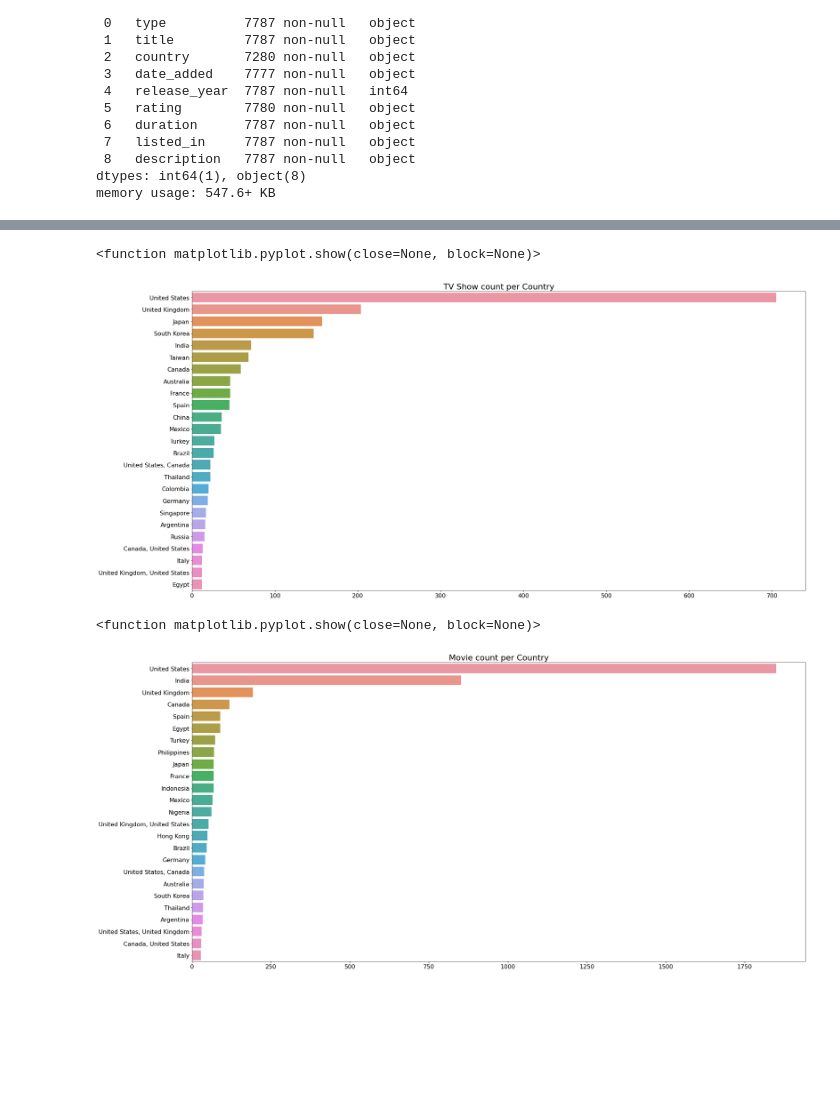
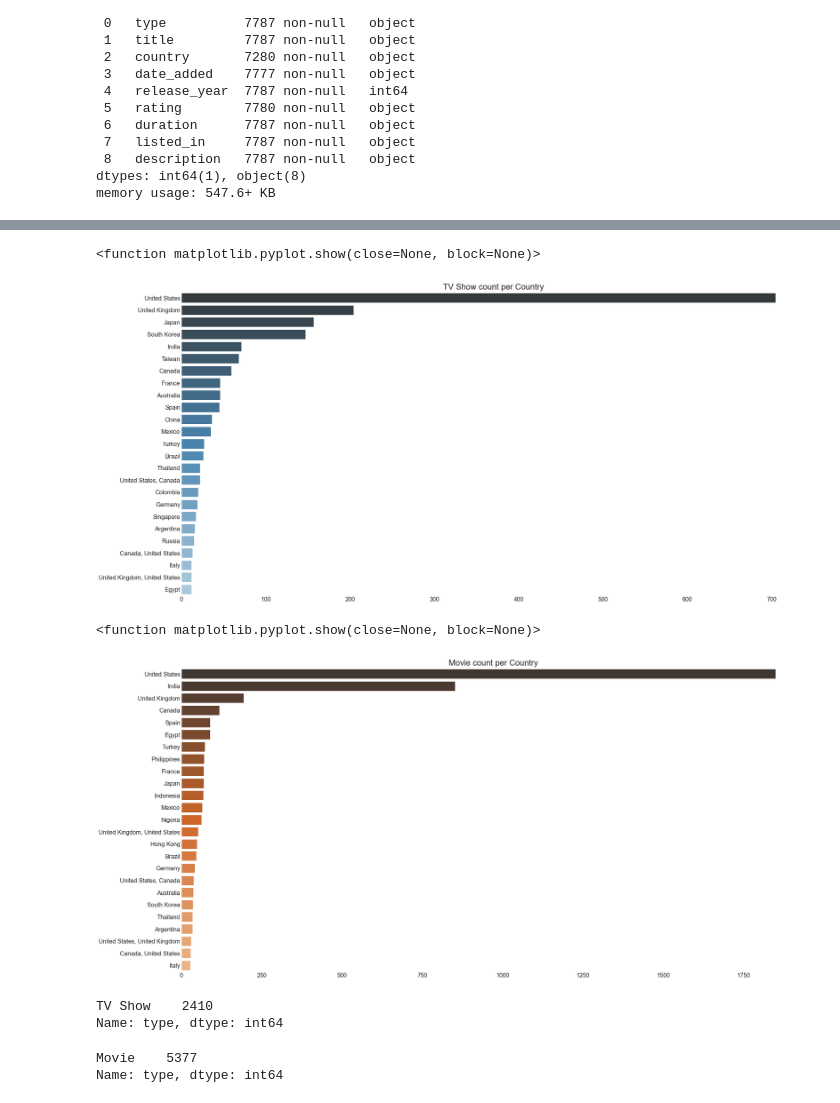
Before and after one commit to avgcam/netflix-eda, a Jupyter notebook: netflix_eda.ipynb, the cells around one changed output, grey strips where cells are left out. Cells and saved outputs as stored; diff of their text form; code cells hidden in the pictures; blank space fills up the shorter version.

```diff
--- a/netflix_eda.ipynb
+++ b/netflix_eda.ipynb
@@ -101,11 +87,12 @@ tv_country = tv_shows['country'].value_counts()[tv_shows['country'].value_counts
 # %%
 plt.figure(figsize = (30,15))
 plt.title('TV Show count per Country', fontsize=22)
 plt.tick_params(labelsize = 16)
-sb.barplot(y = tv_country.index, x = tv_country.values)
+sb.barplot(y = tv_country.index, x = tv_country.values, palette="Blues_d")
+sb.set_style('white')
 plt.show
 # %% [output]
 <function matplotlib.pyplot.show(close=None, block=None)>
-[figure, old version]
+[figure, new version]
 # %%
 movie_country = movies['country'].value_counts()[movies['country'].value_counts(normalize=True)>0.005]
@@ -113,8 +101,19 @@ movie_country = movies['country'].value_counts()[movies['country'].value_counts(
 plt.figure(figsize = (30,15))
 plt.title('Movie count per Country', fontsize=22)
 plt.tick_params(labelsize = 16)
-sb.barplot(y = movie_country.index, x = movie_country.values)
+sb.barplot(y = movie_country.index, x = movie_country.values, palette="Oranges_d")
+sb.set_style('white')
 plt.show
 # %% [output]
 <function matplotlib.pyplot.show(close=None, block=None)>
-[figure, old version]
+[figure, new version]
+# %%
+tv_shows['type'].value_counts()
+# %% [output]
+TV Show    2410
+Name: type, dtype: int64
+# %%
+movies['type'].value_counts()
+# %% [output]
+Movie    5377
+Name: type, dtype: int64
```
Also changed, not shown: parts of 5 cells of this notebook.
